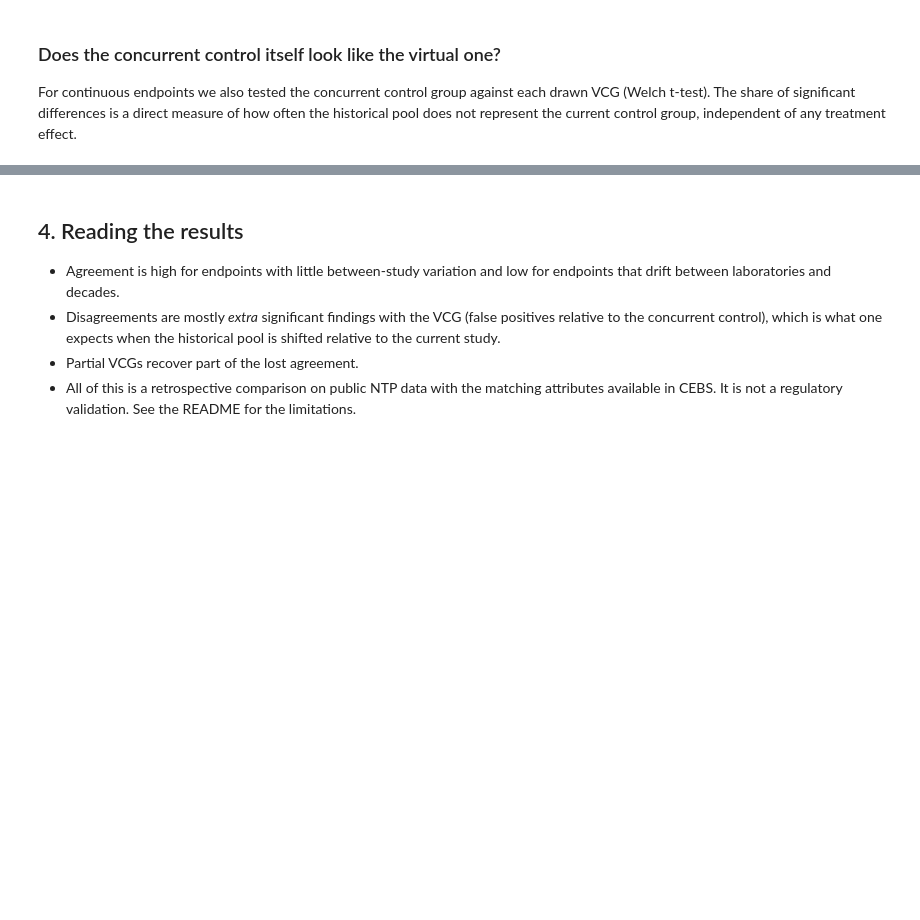
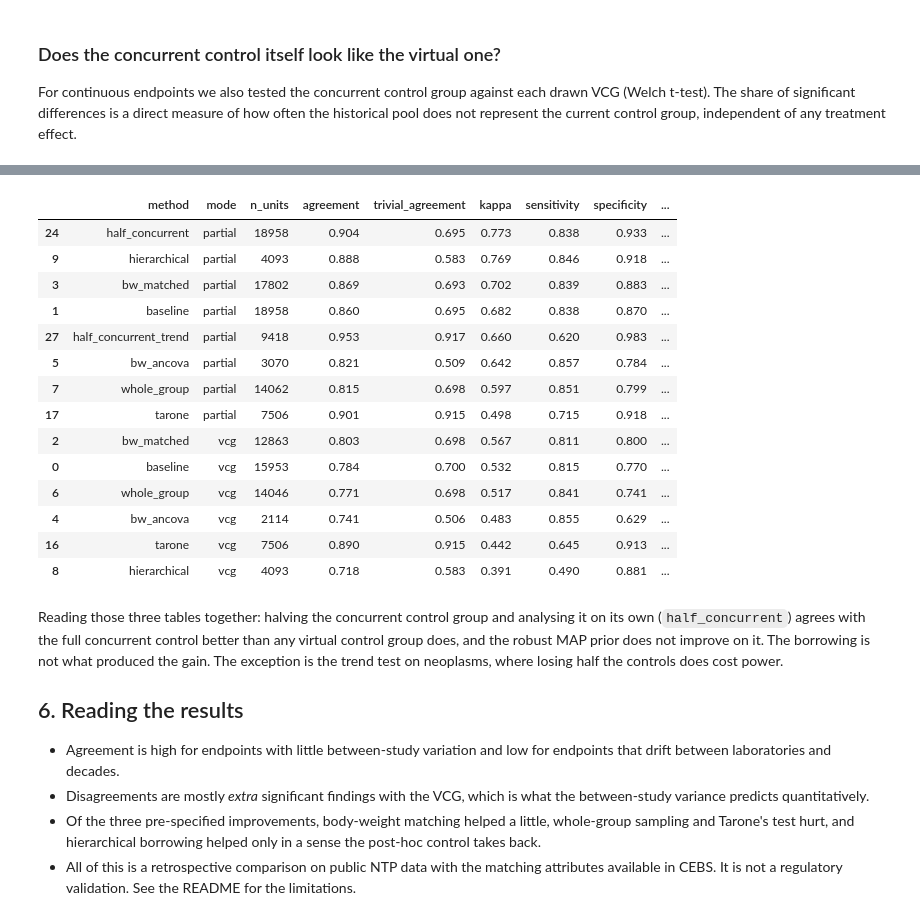
Before and after one commit to Jkovv/virtual-control-groups-ntp, a Jupyter notebook: notebooks/walkthrough.ipynb, the cells around one changed output, grey strips where cells are left out. Cells and saved outputs as stored; diff of their text form; code cells hidden in the pictures; blank space fills up the shorter version.

```diff
--- a/notebooks/walkthrough.ipynb
+++ b/notebooks/walkthrough.ipynb
@@ -331,12 +460,40 @@ pd.read_csv(C.TABLES_DIR / "control_vs_vcg.csv").pivot(index="domain", columns="
+# %%
+m = pd.read_csv(C.TABLES_DIR / "methods_overall.csv")
+m[m["set"] == "holdout"].sort_values(["mode", "kappa"], ascending=[True, False])[
+    ["method", "mode", "n_units", "agreement", "trivial_agreement", "kappa",
+     "sensitivity", "specificity", "false_positive"]].round(3)
+# %% [output]
+|  | method | mode | n_units | agreement | trivial_agreement | kappa | sensitivity | specificity | ... |
+| 24 | half_concurrent | partial | 18958 | 0.904 | 0.695 | 0.773 | 0.838 | 0.933 | ... |
+| 9 | hierarchical | partial | 4093 | 0.888 | 0.583 | 0.769 | 0.846 | 0.918 | ... |
+| 3 | bw_matched | partial | 17802 | 0.869 | 0.693 | 0.702 | 0.839 | 0.883 | ... |
+| 1 | baseline | partial | 18958 | 0.860 | 0.695 | 0.682 | 0.838 | 0.870 | ... |
+| 27 | half_concurrent_trend | partial | 9418 | 0.953 | 0.917 | 0.660 | 0.620 | 0.983 | ... |
+| 5 | bw_ancova | partial | 3070 | 0.821 | 0.509 | 0.642 | 0.857 | 0.784 | ... |
+| 7 | whole_group | partial | 14062 | 0.815 | 0.698 | 0.597 | 0.851 | 0.799 | ... |
+| 17 | tarone | partial | 7506 | 0.901 | 0.915 | 0.498 | 0.715 | 0.918 | ... |
+| 2 | bw_matched | vcg | 12863 | 0.803 | 0.698 | 0.567 | 0.811 | 0.800 | ... |
+| 0 | baseline | vcg | 15953 | 0.784 | 0.700 | 0.532 | 0.815 | 0.770 | ... |
+| 6 | whole_group | vcg | 14046 | 0.771 | 0.698 | 0.517 | 0.841 | 0.741 | ... |
+| 4 | bw_ancova | vcg | 2114 | 0.741 | 0.506 | 0.483 | 0.855 | 0.629 | ... |
+| 16 | tarone | vcg | 7506 | 0.890 | 0.915 | 0.442 | 0.645 | 0.913 | ... |
+| 8 | hierarchical | vcg | 4093 | 0.718 | 0.583 | 0.391 | 0.490 | 0.881 | ... |
 # %% [markdown]
-## 4. Reading the results
+Reading those three tables together: halving the concurrent control group and
+analysing it on its own (`half_concurrent`) agrees with the full concurrent
+control better than any virtual control group does, and the robust MAP prior does
+not improve on it. The borrowing is not what produced the gain. The exception is
+the trend test on neoplasms, where losing half the controls does cost power.
 
-* Agreement is high for endpoints with little between-study variation and low
-  for endpoints that drift between laboratories and decades.
-* Disagreements are mostly *extra* significant findings with the VCG (false
-  positives relative to the concurrent control), which is what one expects when
-  the historical pool is shifted relative to the current study.
-* Partial VCGs recover part of the lost agreement.
+## 6. Reading the results
+
+* Agreement is high for endpoints with little between-study variation and low for
+  endpoints that drift between laboratories and decades.
+* Disagreements are mostly *extra* significant findings with the VCG, which is
+  what the between-study variance predicts quantitatively.
+* Of the three pre-specified improvements, body-weight matching helped a little,
+  whole-group sampling and Tarone's test hurt, and hierarchical borrowing helped
+  only in a sense the post-hoc control takes back.
 * All of this is a retrospective comparison on public NTP data with the matching
   attributes available in CEBS. It is not a regulatory validation. See the README
   for the limitations.
```
Also changed, not shown: parts of 25 cells of this notebook, 1 other file.
